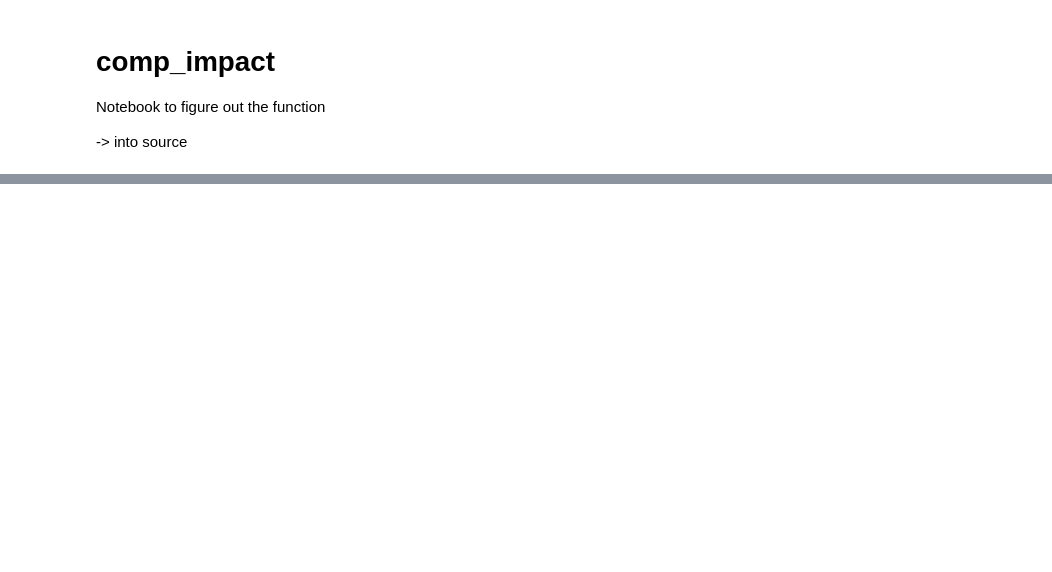
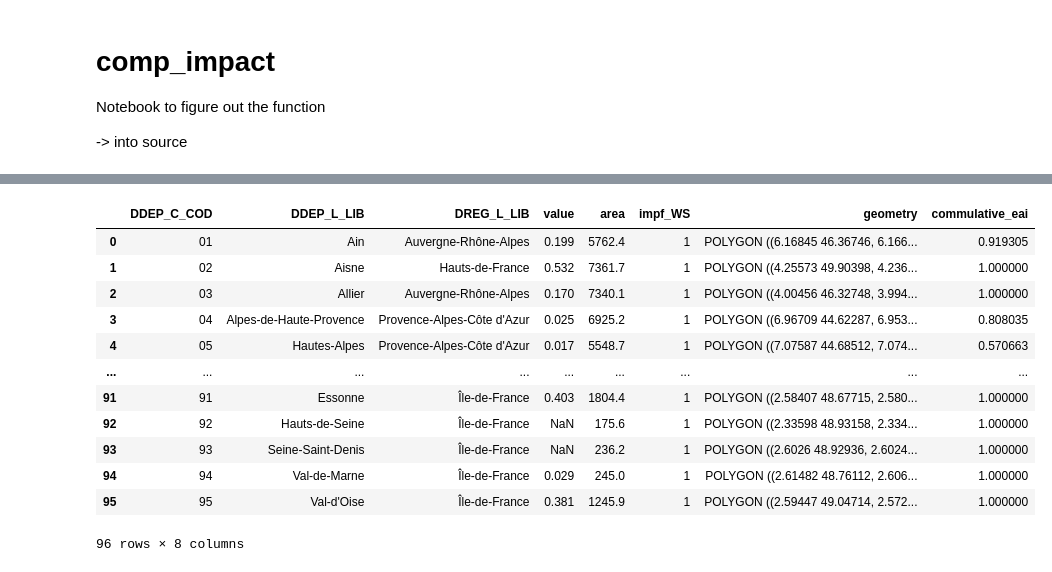
Before and after one commit to arvedluetzen/mus-climada, a Jupyter notebook: notebooks/comp_impact.ipynb, the cells around one changed output, grey strips where cells are left out. Cells and saved outputs as stored; diff of their text form; code cells hidden in the pictures; blank space fills up the shorter version.

Commit message:
comp_impact

```diff
--- a/notebooks/comp_impact.ipynb
+++ b/notebooks/comp_impact.ipynb
@@ -33,7 +49,8 @@ exposure_eigen_poly = Exposures(exposure_eigen_gdf)
 # %%
 import climada.util.lines_polys_handler as u_lp
+import numpy as np
 
-impacts = {}
+haz_eai = {}
 
 for haz_type, hazard in haz_dict.items():
 
@@ -49,3 +66,13 @@ for haz_type, hazard in haz_dict.items():
         disagg_val=None,
         agg_met=u_lp.AggMethod.SUM,
     )
+
+    eai_exp = np.clip(impact.eai_exp, a_min=0, a_max=1)
+    haz_eai[haz_type] = eai_exp
+
+
+remaining_value = np.ones_like(eai_exp)
+for haz_type, eai in haz_eai.items():
+   remaining_value *= (1 - eai)
+
+commulative_eai = 1 - remaining_value
@@ -51,0 +104,20 @@ for haz_type, hazard in haz_dict.items():
+# %%
+aggregated_hazard = deepcopy(exposure.gdf)
+
+aggregated_hazard["commulative_eai"] = commulative_eai
+
+aggregated_hazard
+# %% [output]
+|  | DDEP_C_COD | DDEP_L_LIB | DREG_L_LIB | value | area | impf_WS | geometry | commulative_eai |
+| 0 | 01 | Ain | Auvergne-Rhône-Alpes | 0.199 | 5762.4 | 1 | POLYGON ((6.16845 46.36746, 6.166... | 0.919305 |
+| 1 | 02 | Aisne | Hauts-de-France | 0.532 | 7361.7 | 1 | POLYGON ((4.25573 49.90398, 4.236... | 1.000000 |
+| 2 | 03 | Allier | Auvergne-Rhône-Alpes | 0.170 | 7340.1 | 1 | POLYGON ((4.00456 46.32748, 3.994... | 1.000000 |
+| 3 | 04 | Alpes-de-Haute-Provence | Provence-Alpes-Côte d'Azur | 0.025 | 6925.2 | 1 | POLYGON ((6.96709 44.62287, 6.953... | 0.808035 |
+| 4 | 05 | Hautes-Alpes | Provence-Alpes-Côte d'Azur | 0.017 | 5548.7 | 1 | POLYGON ((7.07587 44.68512, 7.074... | 0.570663 |
+| ... | ... | ... | ... | ... | ... | ... | ... | ... |
+| 91 | 91 | Essonne | Île-de-France | 0.403 | 1804.4 | 1 | POLYGON ((2.58407 48.67715, 2.580... | 1.000000 |
+| 92 | 92 | Hauts-de-Seine | Île-de-France | NaN | 175.6 | 1 | POLYGON ((2.33598 48.93158, 2.334... | 1.000000 |
+| 93 | 93 | Seine-Saint-Denis | Île-de-France | NaN | 236.2 | 1 | POLYGON ((2.6026 48.92936, 2.6024... | 1.000000 |
+| 94 | 94 | Val-de-Marne | Île-de-France | 0.029 | 245.0 | 1 | POLYGON ((2.61482 48.76112, 2.606... | 1.000000 |
+| 95 | 95 | Val-d'Oise | Île-de-France | 0.381 | 1245.9 | 1 | POLYGON ((2.59447 49.04714, 2.572... | 1.000000 |
+96 rows × 8 columns
```
Also changed, not shown: parts of 9 cells of this notebook, 3 other files.
